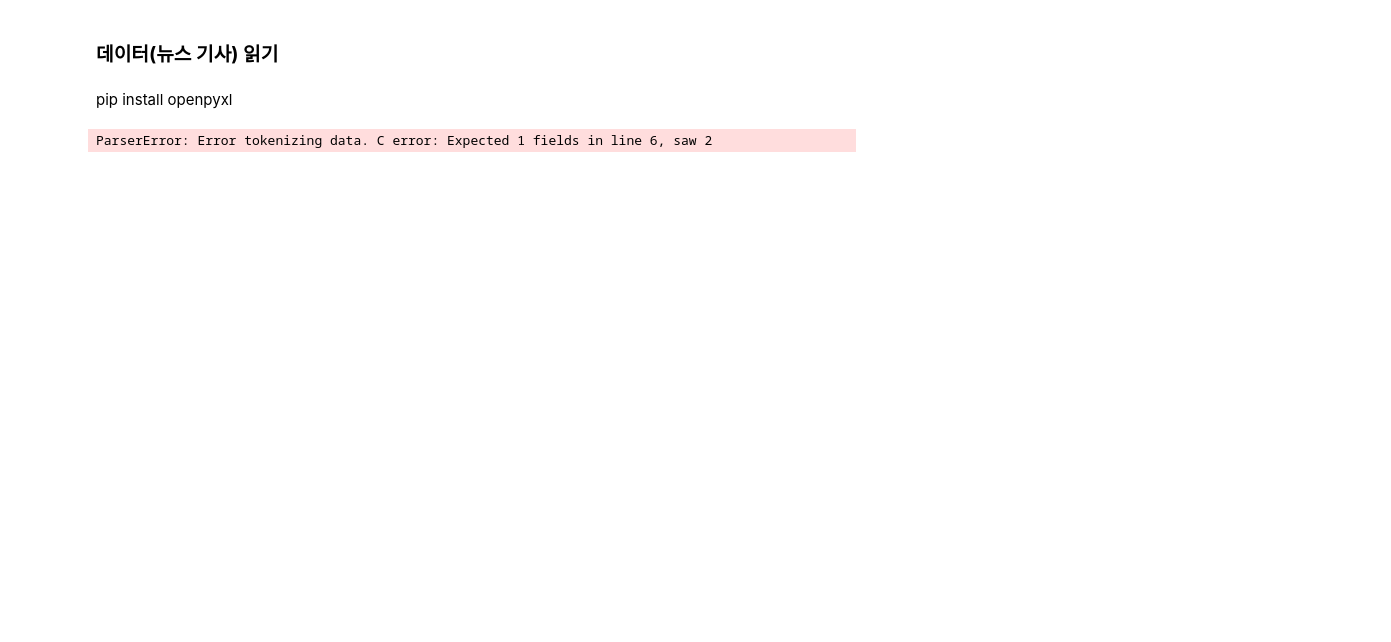
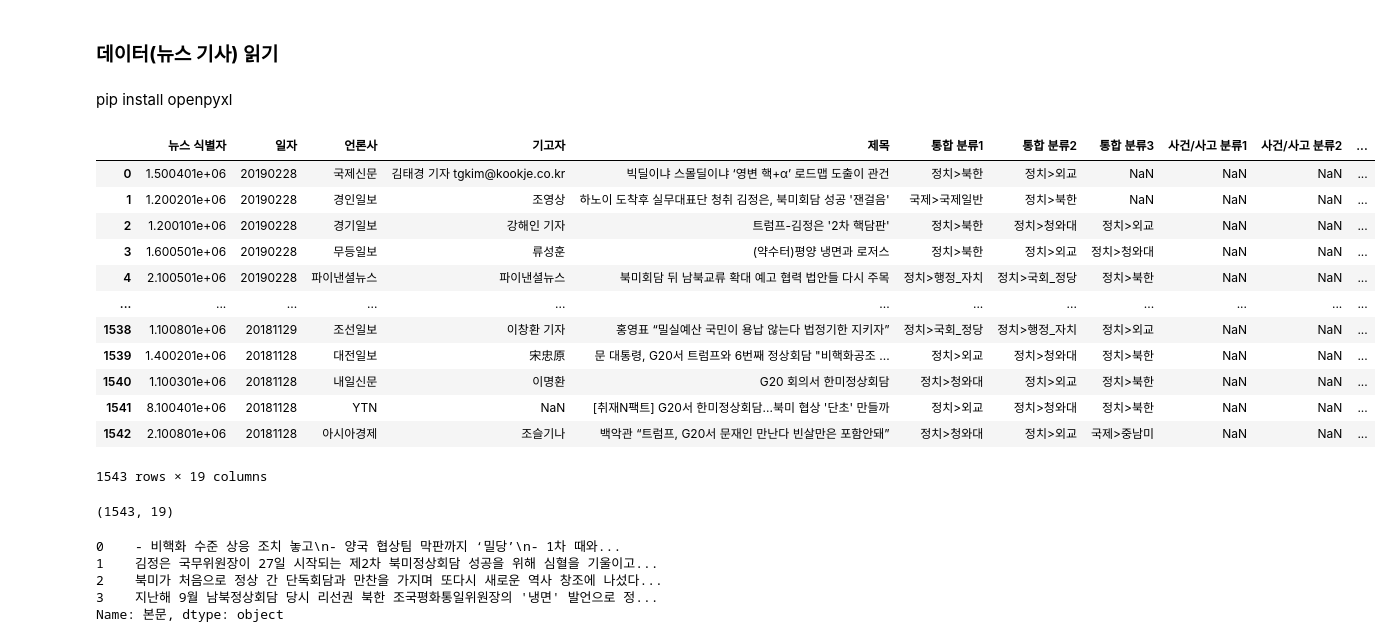
Before and after one commit to hanjaek/Data_Analysis, a Jupyter notebook: M3/Word_Embedding.ipynb, the cells around one changed output. Drawn from its saved outputs; the diff is of its cells as text; code cells hidden in the pictures; blank space fills up the shorter version.

Commit message:
Update: M3 procedure word embedding news data

```diff
--- a/M3/Word_Embedding.ipynb
+++ b/M3/Word_Embedding.ipynb
@@ -201,8 +195,31 @@ kkma = Kkma()
 pip install openpyxl
 # %%
 import pandas as pd
-# news = pd.read_csv("news2018.xlsx", encoding='utf-8')
-# news.head()
-## error
+news = pd.read_excel("test_data/news2018.xlsx")
+news
 # %% [output]
+|  | 뉴스 식별자 | 일자 | 언론사 | 기고자 | 제목 | 통합 분류1 | 통합 분류2 | 통합 분류3 | 사건/사고 분류1 | 사건/사고 분류2 | ... |
+| 0 | 1.500401e+06 | 20190228 | 국제신문 | 김태경 기자 tgkim@kookje.co.kr | 빅딜이냐 스몰딜이냐 ‘영변 핵+α’ 로드맵 도출이 관건 | 정치>북한 | 정치>외교 | NaN | NaN | NaN | ... |
+| 1 | 1.200201e+06 | 20190228 | 경인일보 | 조영상 | 하노이 도착후 실무대표단 청취 김정은, 북미회담 성공 '잰걸음' | 국제>국제일반 | 정치>북한 | NaN | NaN | NaN | ... |
+| 2 | 1.200101e+06 | 20190228 | 경기일보 | 강해인 기자 | 트럼프-김정은 '2차 핵담판' | 정치>북한 | 정치>청와대 | 정치>외교 | NaN | NaN | ... |
+| 3 | 1.600501e+06 | 20190228 | 무등일보 | 류성훈 | (약수터)평양 냉면과 로저스 | 정치>북한 | 정치>외교 | 정치>청와대 | NaN | NaN | ... |
+| 4 | 2.100501e+06 | 20190228 | 파이낸셜뉴스 | 파이낸셜뉴스 | 북미회담 뒤 남북교류 확대 예고 협력 법안들 다시 주목 | 정치>행정_자치 | 정치>국회_정당 | 정치>북한 | NaN | NaN | ... |
+| ... | ... | ... | ... | ... | ... | ... | ... | ... | ... | ... | ... |
+| 1538 | 1.100801e+06 | 20181129 | 조선일보 | 이창환 기자 | 홍영표 “밀실예산 국민이 용납 않는다 법정기한 지키자” | 정치>국회_정당 | 정치>행정_자치 | 정치>외교 | NaN | NaN | ... |
+| 1539 | 1.400201e+06 | 20181128 | 대전일보 | 宋忠原 | 문 대통령, G20서 트럼프와 6번째 정상회담 "비핵화공조 ... | 정치>외교 | 정치>청와대 | 정치>북한 | NaN | NaN | ... |
+| 1540 | 1.100301e+06 | 20181128 | 내일신문 | 이명환 | G20 회의서 한미정상회담 | 정치>청와대 | 정치>외교 | 정치>북한 | NaN | NaN | ... |
+| 1541 | 8.100401e+06 | 20181128 | YTN | NaN | [취재N팩트] G20서 한미정상회담...북미 협상 '단초' 만들까 | 정치>외교 | 정치>청와대 | 정치>북한 | NaN | NaN | ... |
+| 1542 | 2.100801e+06 | 20181128 | 아시아경제 | 조슬기나 | 백악관 “트럼프, G20서 문재인 만난다 빈살만은 포함안돼” | 정치>청와대 | 정치>외교 | 국제>중남미 | NaN | NaN | ... |
-ParserError: Error tokenizing data. C error: Expected 1 fields in line 6, saw 2
+1543 rows × 19 columns
+# %%
+news.shape
+# %% [output]
+(1543, 19)
+# %%
+news["본문"][:4]
+# %% [output]
+0    - 비핵화 수준 상응 조치 놓고\n- 양국 협상팀 막판까지 ‘밀당’\n- 1차 때와...
+1    김정은 국무위원장이 27일 시작되는 제2차 북미정상회담 성공을 위해 심혈을 기울이고...
+2    북미가 처음으로 정상 간 단독회담과 만찬을 가지며 또다시 새로운 역사 창조에 나섰다...
+3    지난해 9월 남북정상회담 당시 리선권 북한 조국평화통일위원장의 '냉면' 발언으로 정...
+Name: 본문, dtype: object
```
Also changed, not shown: parts of 24 cells of this notebook, 1 other file.
